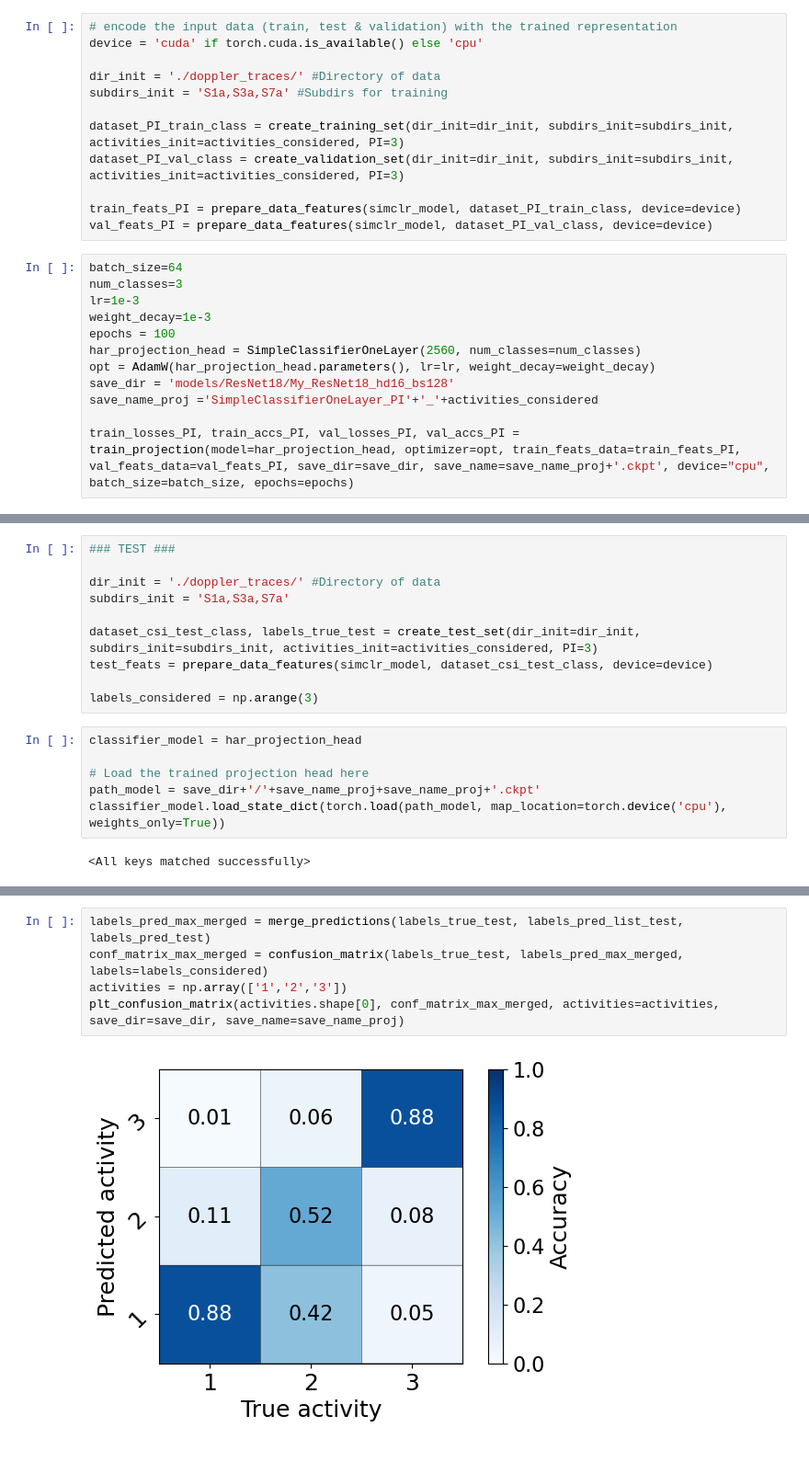
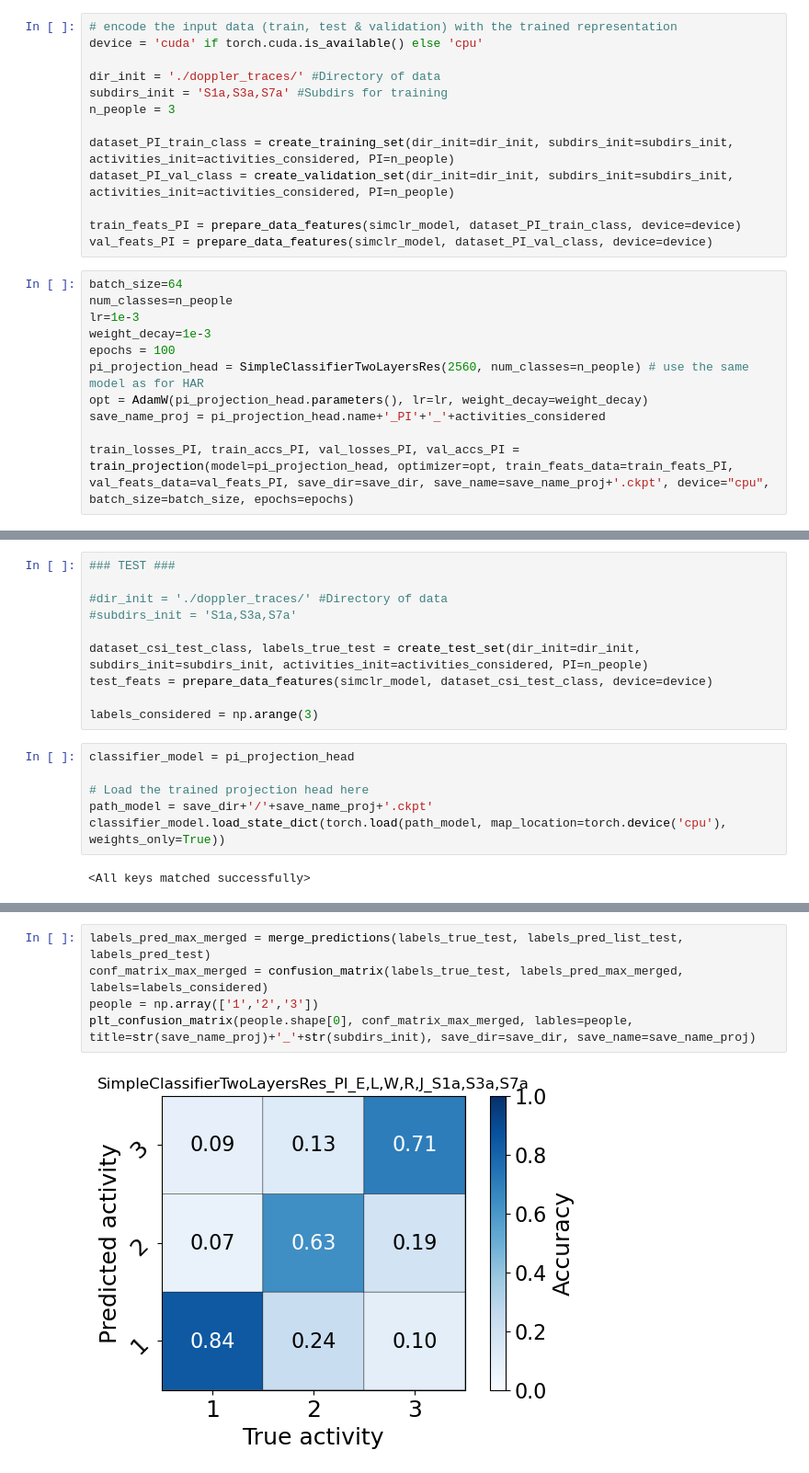
Before and after one commit to giovanni-merlin/NNDL-HAR-project, a Jupyter notebook: SimCLRResNet18.ipynb, the cells around one changed output, grey strips where cells are left out. Shown: that part at 92% size. Saved outputs shown, nothing was run; the diff lists cells and outputs as text.

```diff
--- a/SimCLRResNet18.ipynb
+++ b/SimCLRResNet18.ipynb
@@ -620,22 +629,22 @@ device = 'cuda' if torch.cuda.is_available() else 'cpu'
 
 dir_init = './doppler_traces/' #Directory of data
 subdirs_init = 'S1a,S3a,S7a' #Subdirs for training
+n_people = 3
 
-dataset_PI_train_class = create_training_set(dir_init=dir_init, subdirs_init=subdirs_init, activities_init=activities_considered, PI=3)
-dataset_PI_val_class = create_validation_set(dir_init=dir_init, subdirs_init=subdirs_init, activities_init=activities_considered, PI=3)
+dataset_PI_train_class = create_training_set(dir_init=dir_init, subdirs_init=subdirs_init, activities_init=activities_considered, PI=n_people)
+dataset_PI_val_class = create_validation_set(dir_init=dir_init, subdirs_init=subdirs_init, activities_init=activities_considered, PI=n_people)
 
 train_feats_PI = prepare_data_features(simclr_model, dataset_PI_train_class, device=device)
 val_feats_PI = prepare_data_features(simclr_model, dataset_PI_val_class, device=device)
 # %%
 batch_size=64
-num_classes=3
+num_classes=n_people
 lr=1e-3
 weight_decay=1e-3
 epochs = 100
-har_projection_head = SimpleClassifierOneLayer(2560, num_classes=num_classes)
-opt = AdamW(har_projection_head.parameters(), lr=lr, weight_decay=weight_decay)
-save_dir = 'models/ResNet18/My_ResNet18_hd16_bs128'
-save_name_proj ='SimpleClassifierOneLayer_PI'+'_'+activities_considered
+pi_projection_head = SimpleClassifierTwoLayersRes(2560, num_classes=n_people) # use the same model as for HAR
+opt = AdamW(pi_projection_head.parameters(), lr=lr, weight_decay=weight_decay)
+save_name_proj = pi_projection_head.name+'_PI'+'_'+activities_considered
 
-train_losses_PI, train_accs_PI, val_losses_PI, val_accs_PI = train_projection(model=har_projection_head, optimizer=opt, train_feats_data=train_feats_PI, val_feats_data=val_feats_PI, save_dir=save_dir, save_name=save_name_proj+'.ckpt', device="cpu", batch_size=batch_size, epochs=epochs)
+train_losses_PI, train_accs_PI, val_losses_PI, val_accs_PI = train_projection(model=pi_projection_head, optimizer=opt, train_feats_data=train_feats_PI, val_feats_data=val_feats_PI, save_dir=save_dir, save_name=save_name_proj+'.ckpt', device="cpu", batch_size=batch_size, epochs=epochs)
 # %% [output]
@@ -674,18 +683,18 @@ ax2.legend()
 # %%
 ### TEST ###
 
-dir_init = './doppler_traces/' #Directory of data
-subdirs_init = 'S1a,S3a,S7a'
+#dir_init = './doppler_traces/' #Directory of data
+#subdirs_init = 'S1a,S3a,S7a'
 
-dataset_csi_test_class, labels_true_test = create_test_set(dir_init=dir_init, subdirs_init=subdirs_init, activities_init=activities_considered, PI=3)
+dataset_csi_test_class, labels_true_test = create_test_set(dir_init=dir_init, subdirs_init=subdirs_init, activities_init=activities_considered, PI=n_people)
 test_feats = prepare_data_features(simclr_model, dataset_csi_test_class, device=device)
 
 labels_considered = np.arange(3)
 # %%
-classifier_model = har_projection_head
+classifier_model = pi_projection_head
 
 # Load the trained projection head here
-path_model = save_dir+'/'+save_name_proj+save_name_proj+'.ckpt'
+path_model = save_dir+'/'+save_name_proj+'.ckpt'
 classifier_model.load_state_dict(torch.load(path_model, map_location=torch.device('cpu'), weights_only=True))
 # %% [output]
 <All keys matched successfully>
@@ -732,7 +741,7 @@ loss: 0.9368656277656555, accuracy: 0.5477178692817688
 # %%
 labels_pred_max_merged = merge_predictions(labels_true_test, labels_pred_list_test, labels_pred_test)
 conf_matrix_max_merged = confusion_matrix(labels_true_test, labels_pred_max_merged, labels=labels_considered)
-activities = np.array(['1','2','3'])
-plt_confusion_matrix(activities.shape[0], conf_matrix_max_merged, activities=activities, save_dir=save_dir, save_name=save_name_proj)
+people = np.array(['1','2','3'])
+plt_confusion_matrix(people.shape[0], conf_matrix_max_merged, lables=people, title=str(save_name_proj)+'_'+str(subdirs_init), save_dir=save_dir, save_name=save_name_proj)
 # %% [output]
-[figure, old version]
+[figure, new version]
```
Also changed, not shown: parts of 14 cells of this notebook, 1 other file.
